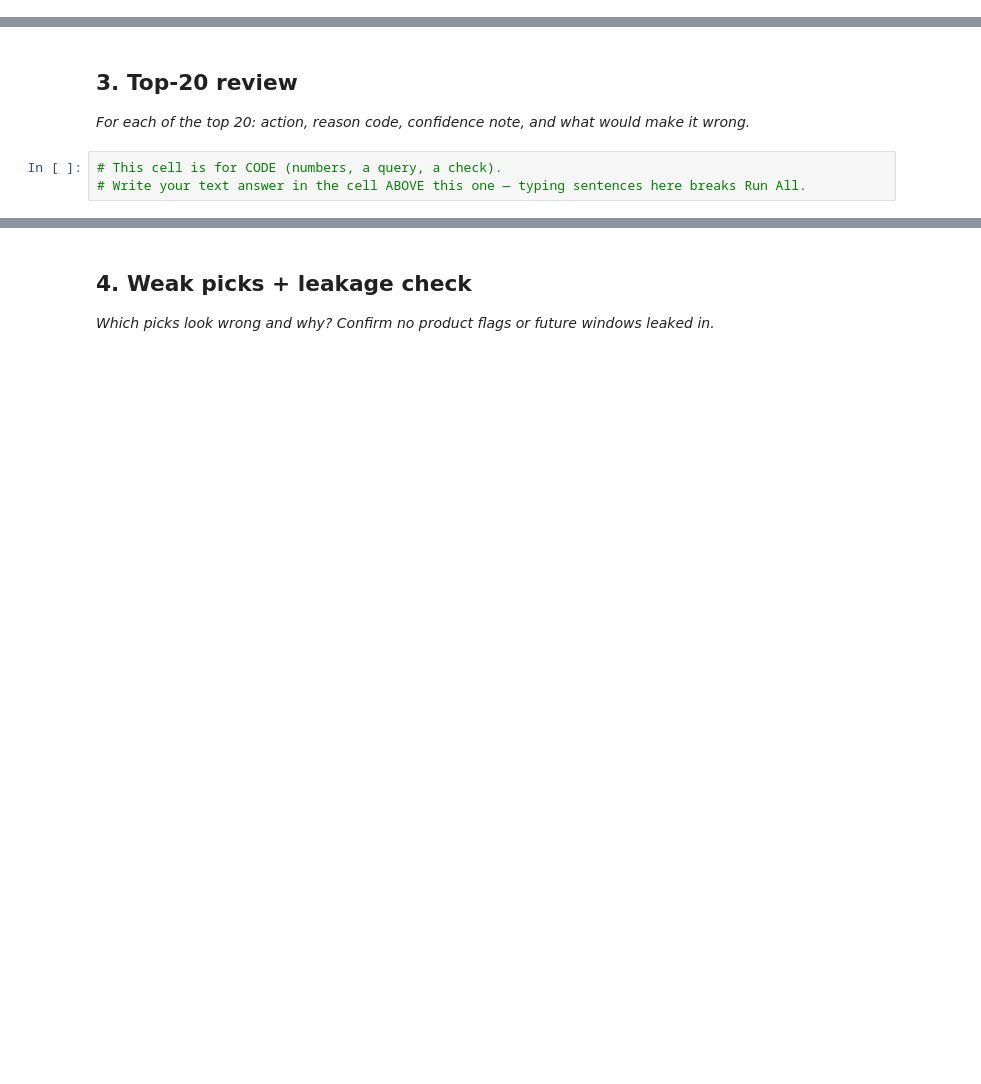
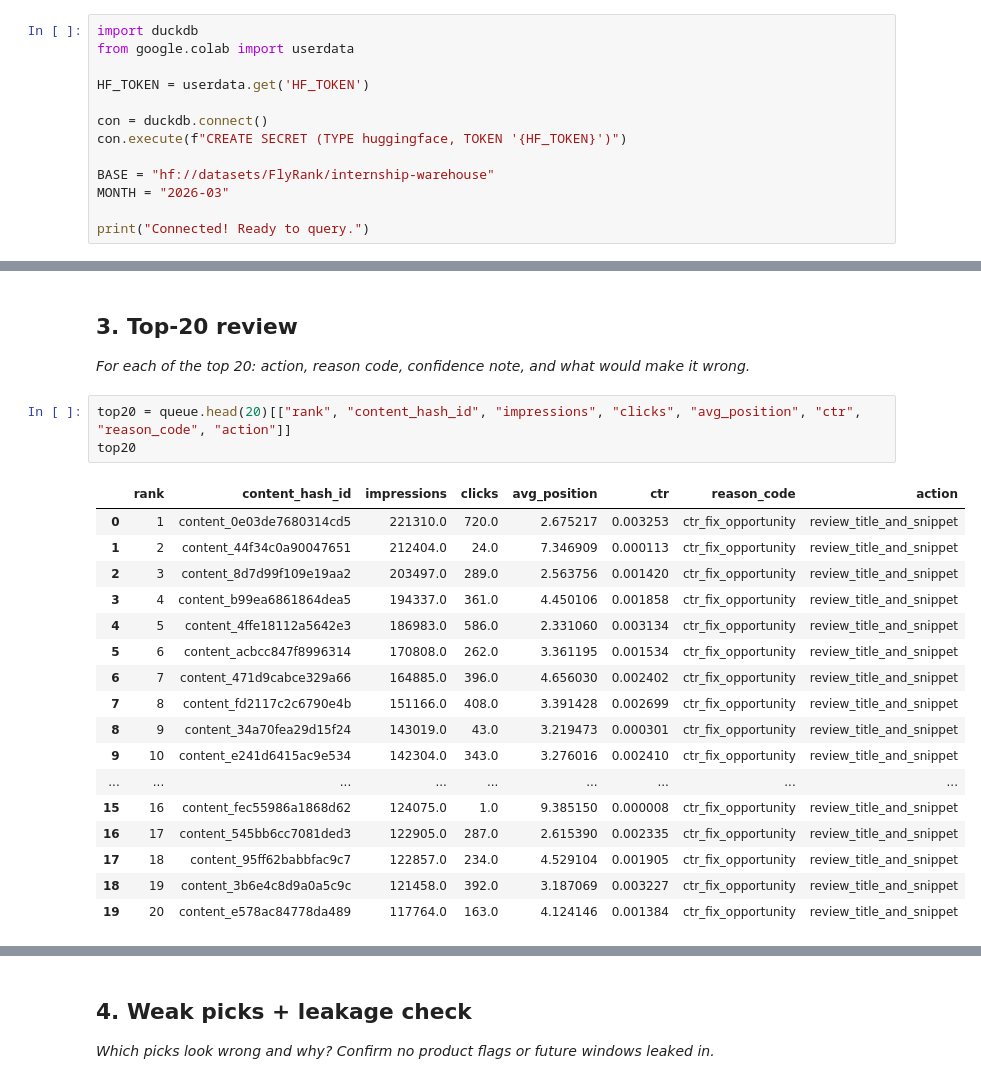
Before and after one commit to maryam12arshad17/flyrank-internship-ml, a Jupyter notebook: work/notebooks/w04_baseline_score.ipynb, the cells around one changed output, grey strips where cells are left out. Saved outputs shown, nothing was run; the diff lists cells and outputs as text; blank space fills up the shorter version.

```diff
--- a/work/notebooks/w04_baseline_score.ipynb
+++ b/work/notebooks/w04_baseline_score.ipynb
@@ -6,3 +6,16 @@
 This skeleton is yours to fill. Work the sections **in order** — each one has a one-line hint. Simple words, honest numbers.
 
 > Working with an AI assistant? Tell it to read `skills/README.md` first and load the one skill this assignment names on its card.
+# %%
+import duckdb
+from google.colab import userdata
+
+HF_TOKEN = userdata.get('HF_TOKEN')
+
+con = duckdb.connect()
+con.execute(f"CREATE SECRET (TYPE huggingface, TOKEN '{HF_TOKEN}')")
+
+BASE = "hf://datasets/FlyRank/internship-warehouse"
+MONTH = "2026-03"
+
+print("Connected! Ready to query.")
@@ -24,6 +223,24 @@ This skeleton is yours to fill. Work the sections **in order** — each one has
 ## 3. Top-20 review
 
 *For each of the top 20: action, reason code, confidence note, and what would make it wrong.*
-# %%
-# This cell is for CODE (numbers, a query, a check).
-# Write your text answer in the cell ABOVE this one — typing sentences here breaks Run All.
+# %%
+top20 = queue.head(20)[["rank", "content_hash_id", "impressions", "clicks", "avg_position", "ctr", "reason_code", "action"]]
+top20
+# %% [output]
+|  | rank | content_hash_id | impressions | clicks | avg_position | ctr | reason_code | action |
+| 0 | 1 | content_0e03de7680314cd5 | 221310.0 | 720.0 | 2.675217 | 0.003253 | ctr_fix_opportunity | review_title_and_snippet |
+| 1 | 2 | content_44f34c0a90047651 | 212404.0 | 24.0 | 7.346909 | 0.000113 | ctr_fix_opportunity | review_title_and_snippet |
+| 2 | 3 | content_8d7d99f109e19aa2 | 203497.0 | 289.0 | 2.563756 | 0.001420 | ctr_fix_opportunity | review_title_and_snippet |
+| 3 | 4 | content_b99ea6861864dea5 | 194337.0 | 361.0 | 4.450106 | 0.001858 | ctr_fix_opportunity | review_title_and_snippet |
+| 4 | 5 | content_4ffe18112a5642e3 | 186983.0 | 586.0 | 2.331060 | 0.003134 | ctr_fix_opportunity | review_title_and_snippet |
+| 5 | 6 | content_acbcc847f8996314 | 170808.0 | 262.0 | 3.361195 | 0.001534 | ctr_fix_opportunity | review_title_and_snippet |
+| 6 | 7 | content_471d9cabce329a66 | 164885.0 | 396.0 | 4.656030 | 0.002402 | ctr_fix_opportunity | review_title_and_snippet |
+| 7 | 8 | content_fd2117c2c6790e4b | 151166.0 | 408.0 | 3.391428 | 0.002699 | ctr_fix_opportunity | review_title_and_snippet |
+| 8 | 9 | content_34a70fea29d15f24 | 143019.0 | 43.0 | 3.219473 | 0.000301 | ctr_fix_opportunity | review_title_and_snippet |
+| 9 | 10 | content_e241d6415ac9e534 | 142304.0 | 343.0 | 3.276016 | 0.002410 | ctr_fix_opportunity | review_title_and_snippet |
+| ... | ... | ... | ... | ... | ... | ... | ... | ... |
+| 15 | 16 | content_fec55986a1868d62 | 124075.0 | 1.0 | 9.385150 | 0.000008 | ctr_fix_opportunity | review_title_and_snippet |
+| 16 | 17 | content_545bb6cc7081ded3 | 122905.0 | 287.0 | 2.615390 | 0.002335 | ctr_fix_opportunity | review_title_and_snippet |
+| 17 | 18 | content_95ff62babbfac9c7 | 122857.0 | 234.0 | 4.529104 | 0.001905 | ctr_fix_opportunity | review_title_and_snippet |
+| 18 | 19 | content_3b6e4c8d9a0a5c9c | 121458.0 | 392.0 | 3.187069 | 0.003227 | ctr_fix_opportunity | review_title_and_snippet |
+| 19 | 20 | content_e578ac84778da489 | 117764.0 | 163.0 | 4.124146 | 0.001384 | ctr_fix_opportunity | review_title_and_snippet |
```
Also changed, not shown: parts of 16 cells of this notebook.
